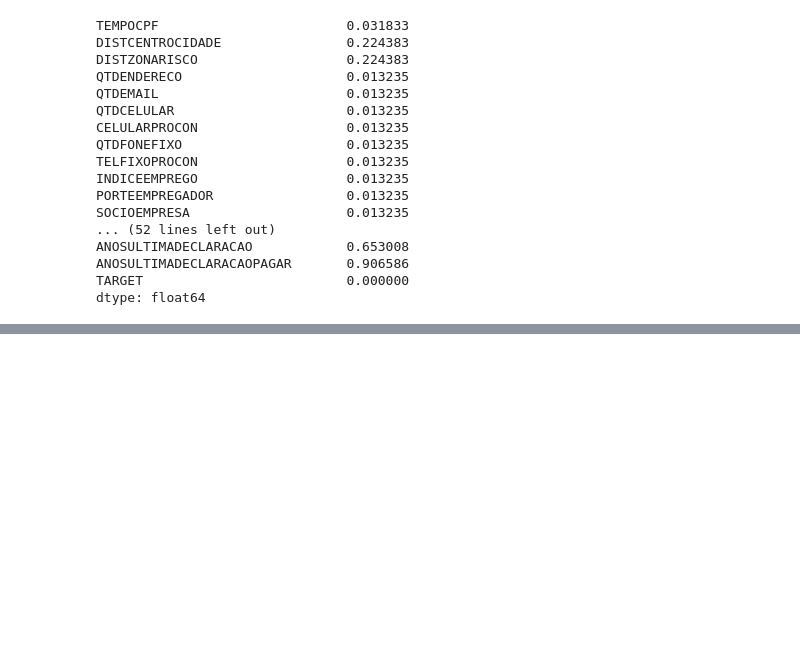
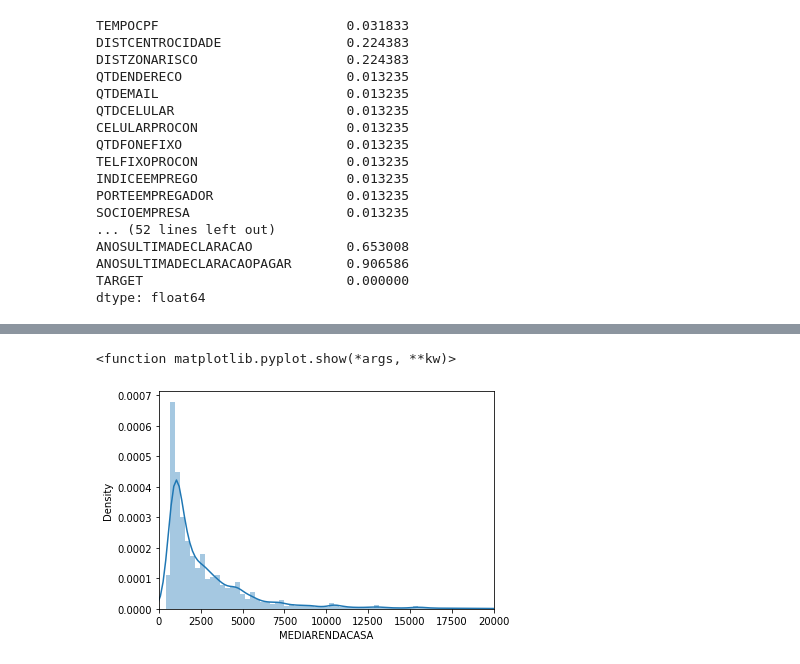
Before and after one commit to AlexCohenDambros/Credit-Analysis, a Jupyter notebook: CreditAnalysis.ipynb, the cells around one changed output, grey strips where cells are left out. Saved outputs shown, nothing was run; the diff lists cells and outputs as text; code cells hidden in the pictures; blank space fills up the shorter version.

```diff
--- a/CreditAnalysis.ipynb
+++ b/CreditAnalysis.ipynb
@@ -128,0 +161,7 @@ plt.show()
+# %%
+sns.distplot(train["MEDIARENDACASA"], kde=True, bins= 100)
+plt.xlim(0,20000)
+plt.show
+# %% [output]
+<function matplotlib.pyplot.show(*args, **kw)>
+[figure, added]
```
Also changed, not shown: parts of 19 cells of this notebook.
